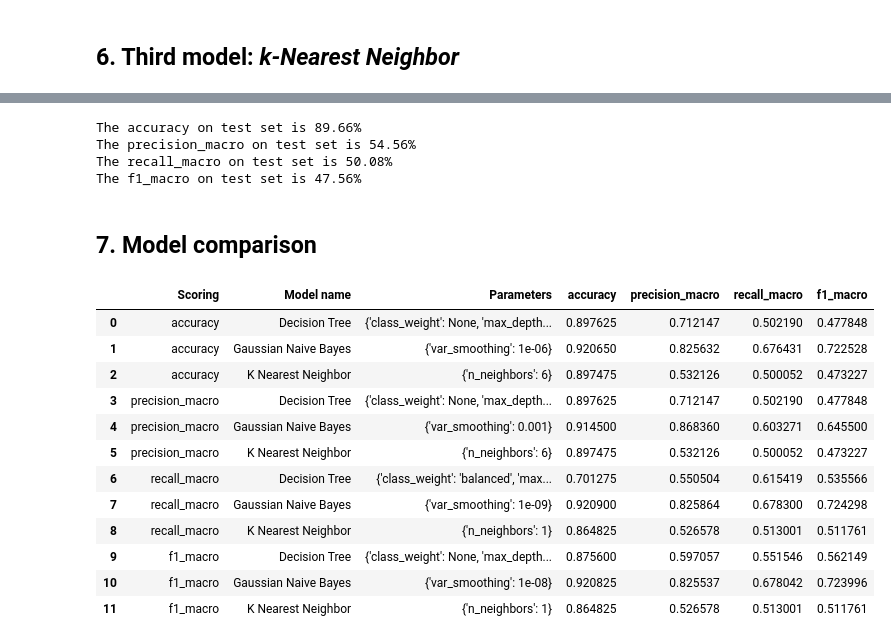
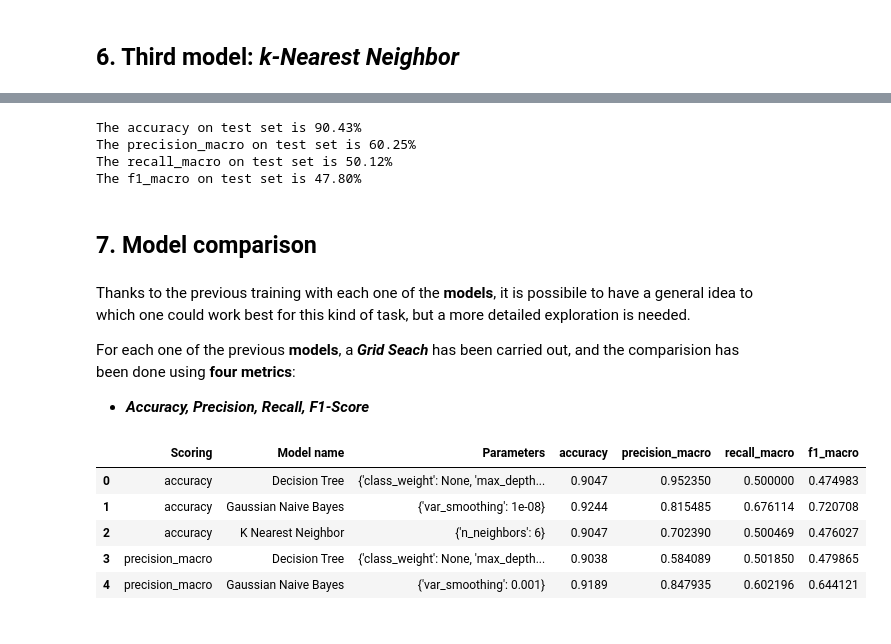
Before and after one commit to pante31/Tutone-CustomerTransactionPrediction, a Jupyter notebook: customer-transaction-prediction/code/tutone-customertransactionprediction.ipynb, the cells around one changed output, grey strips where cells are left out. Cells and saved outputs as stored; diff of their text form; code cells hidden in the pictures.

Commit message:
Comparison among all the models

```diff
--- a/customer-transaction-prediction/code/tutone-customertransactionprediction.ipynb
+++ b/customer-transaction-prediction/code/tutone-customertransactionprediction.ipynb
@@ -105,7 +116,7 @@ The data available are divided in the following way:
 
 In order to test all the different _**hyper-parameters configuration**_, during the first part of the **training**, only a subset of the complete dataset has been used. Once the **best _model_** and the **best _parameters_** have been found, a complete training is carried out.
 # %%
-n_samples = 200_000
+n_samples = 50_000
 
 X = train_df.drop(target, axis=1)
 y = train_df[target]
@@ -220,12 +231,17 @@ print("The precision_macro on test set is {0:.2f}%".format(precision * 100))
 print("The recall_macro on test set is {0:.2f}%".format(recall * 100))
 print("The f1_macro on test set is {0:.2f}%".format(f1 * 100))
 # %% [output]
-The accuracy on test set is 89.66%
-The precision_macro on test set is 54.56%
-The recall_macro on test set is 50.08%
-The f1_macro on test set is 47.56%
+The accuracy on test set is 90.43%
+The precision_macro on test set is 60.25%
+The recall_macro on test set is 50.12%
+The f1_macro on test set is 47.80%
 # %% [markdown]
 ## 7. Model comparison
+# %% [markdown]
+Thanks to the previous training with each one of the **models**, it is possibile to have a general idea to which one could work best for this kind of task, but a more detailed exploration is needed.
+
+For each one of the previous **models**, a **_Grid Seach_** has been carried out, and the comparision has been done using **four metrics**:
+- **_Accuracy, Precision, Recall, F1-Score_**
 # %%
 model_lbls = ['decision_tree', 'gaussian_nb','knn']
 
@@ -263,18 +279,11 @@ for scoring in scorings:
                                      cr['macro avg']['recall'],
                                      cr['macro avg']['f1-score']]
 # %%
-comparison_df
+comparison_df.head()
 # %% [output]
 |  | Scoring | Model name | Parameters | accuracy | precision_macro | recall_macro | f1_macro |
-| 0 | accuracy | Decision Tree | {'class_weight': None, 'max_depth... | 0.897625 | 0.712147 | 0.502190 | 0.477848 |
-| 1 | accuracy | Gaussian Naive Bayes | {'var_smoothing': 1e-06} | 0.920650 | 0.825632 | 0.676431 | 0.722528 |
-| 2 | accuracy | K Nearest Neighbor | {'n_neighbors': 6} | 0.897475 | 0.532126 | 0.500052 | 0.473227 |
-| 3 | precision_macro | Decision Tree | {'class_weight': None, 'max_depth... | 0.897625 | 0.712147 | 0.502190 | 0.477848 |
-| 4 | precision_macro | Gaussian Naive Bayes | {'var_smoothing': 0.001} | 0.914500 | 0.868360 | 0.603271 | 0.645500 |
-| 5 | precision_macro | K Nearest Neighbor | {'n_neighbors': 6} | 0.897475 | 0.532126 | 0.500052 | 0.473227 |
-| 6 | recall_macro | Decision Tree | {'class_weight': 'balanced', 'max... | 0.701275 | 0.550504 | 0.615419 | 0.535566 |
-| 7 | recall_macro | Gaussian Naive Bayes | {'var_smoothing': 1e-09} | 0.920900 | 0.825864 | 0.678300 | 0.724298 |
-| 8 | recall_macro | K Nearest Neighbor | {'n_neighbors': 1} | 0.864825 | 0.526578 | 0.513001 | 0.511761 |
-| 9 | f1_macro | Decision Tree | {'class_weight': None, 'max_depth... | 0.875600 | 0.597057 | 0.551546 | 0.562149 |
-| 10 | f1_macro | Gaussian Naive Bayes | {'var_smoothing': 1e-08} | 0.920825 | 0.825537 | 0.678042 | 0.723996 |
-| 11 | f1_macro | K Nearest Neighbor | {'n_neighbors': 1} | 0.864825 | 0.526578 | 0.513001 | 0.511761 |
+| 0 | accuracy | Decision Tree | {'class_weight': None, 'max_depth... | 0.9047 | 0.952350 | 0.500000 | 0.474983 |
+| 1 | accuracy | Gaussian Naive Bayes | {'var_smoothing': 1e-08} | 0.9244 | 0.815485 | 0.676114 | 0.720708 |
+| 2 | accuracy | K Nearest Neighbor | {'n_neighbors': 6} | 0.9047 | 0.702390 | 0.500469 | 0.476027 |
+| 3 | precision_macro | Decision Tree | {'class_weight': None, 'max_depth... | 0.9038 | 0.584089 | 0.501850 | 0.479865 |
+| 4 | precision_macro | Gaussian Naive Bayes | {'var_smoothing': 0.001} | 0.9189 | 0.847935 | 0.602196 | 0.644121 |
```
Also changed, not shown: parts of 22 cells of this notebook.
